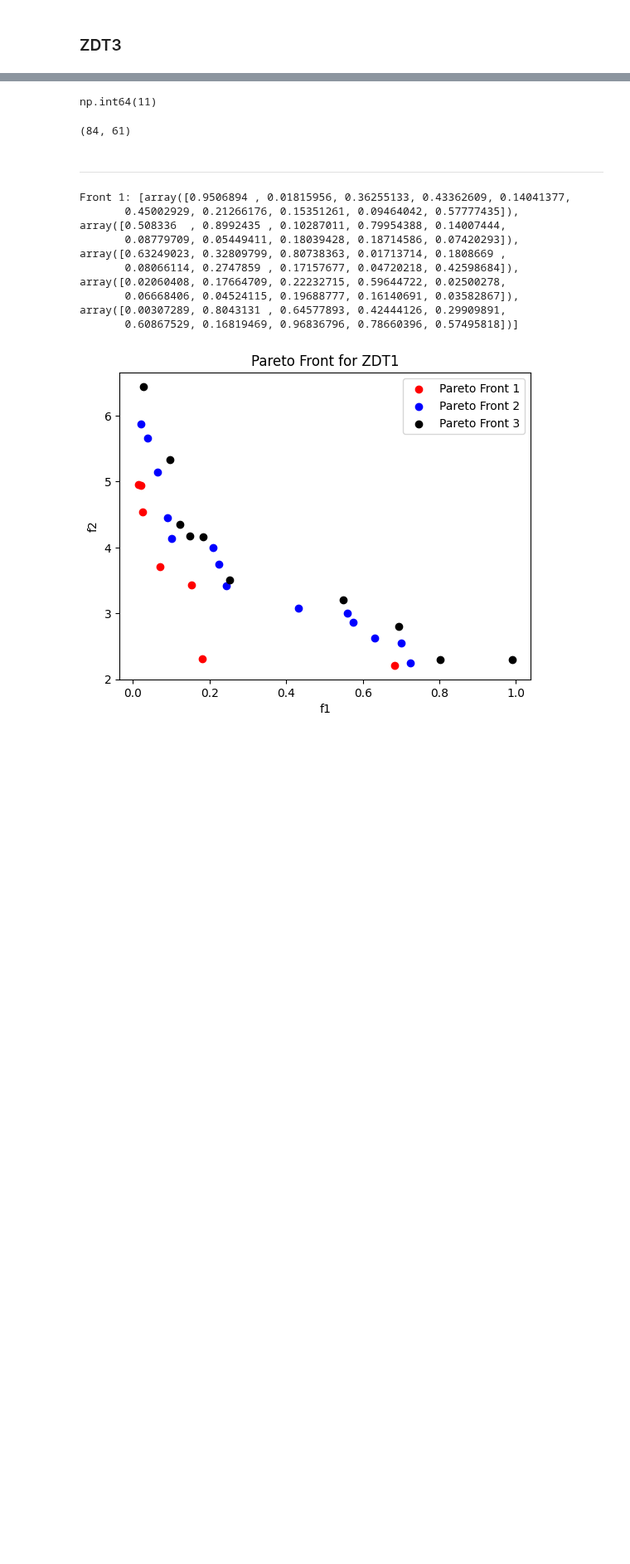
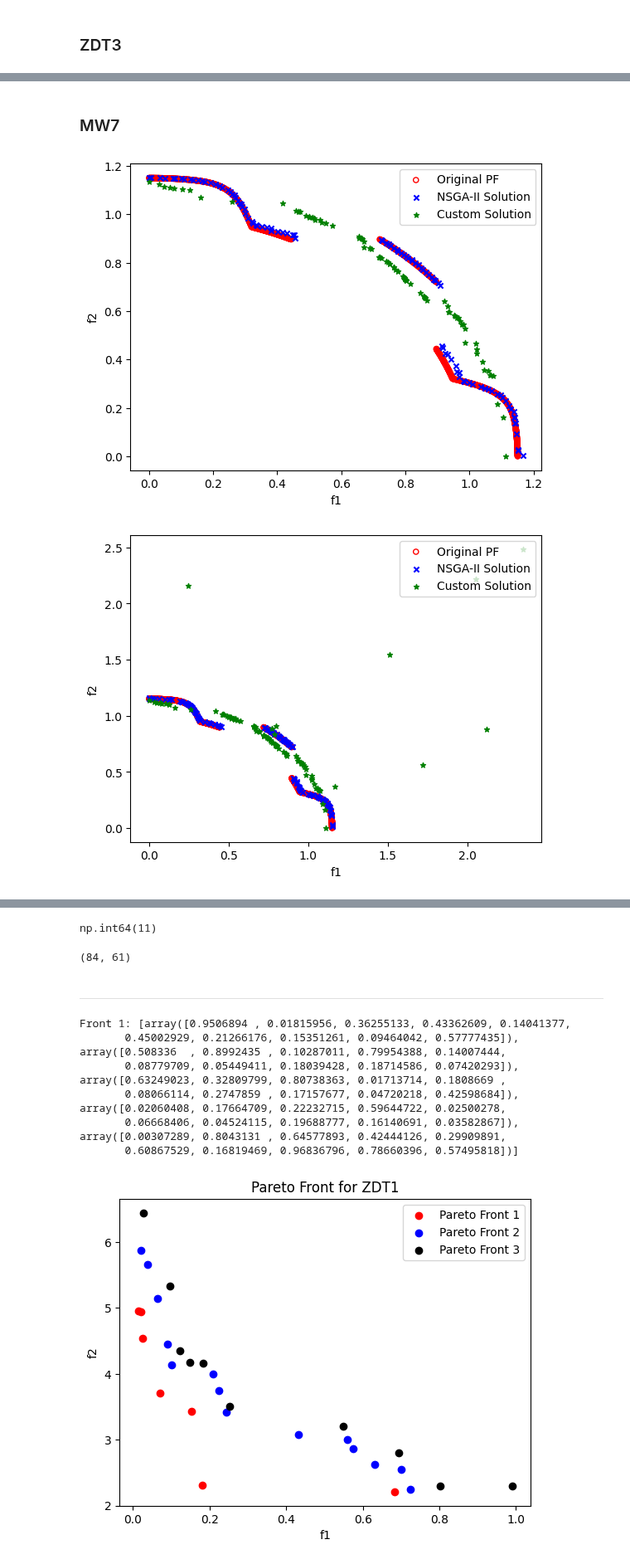
Before and after one commit to pintamonas4575/BIOCOMP-project-MAADM-UPM, a Jupyter notebook: MOO-ZDT1.ipynb, the cells around one changed output, grey strips where cells are left out. Shown at 83% size. Saved outputs shown, nothing was run; the diff lists cells and outputs as text; code cells hidden in the pictures; blank space fills up the shorter version.

```diff
--- a/MOO-ZDT1.ipynb
+++ b/MOO-ZDT1.ipynb
@@ -549,0 +609,22 @@ Animation saved to zdt3_pareto_front.gif
+# %% [markdown]
+### MW7
+# %%
+# Load a test problem from pymoo
+problem = get_problem("mw7")
+
+# Create and run the evolutionary algorithm
+ea = SoftMajo(problem, p_cross=0.9, p_mut=0.15, population_size=100, generations=100,
+              crossover_method="sbx", mutation_method="pm", selection_method="tournament_by_rank_and_crowding",
+              elitism=True,
+              selection_approach="full_population")
+final_population, final_fitness = ea.evolve()
+
+# Calculate Pareto front from the evolutionary algorithm results
+pareto_population, pareto_fitness = ea.calculate_pareto_front(final_population, final_fitness)
+
+# Plot the results
+plot_comparison(pareto_fitness, problem, with_nsga2=True)
+plot_comparison(final_fitness, problem, with_nsga2=True)
+# %% [output]
+[figure, added]
+[figure, added]
```
Also changed, not shown: parts of 14 cells of this notebook, 5 other files.
